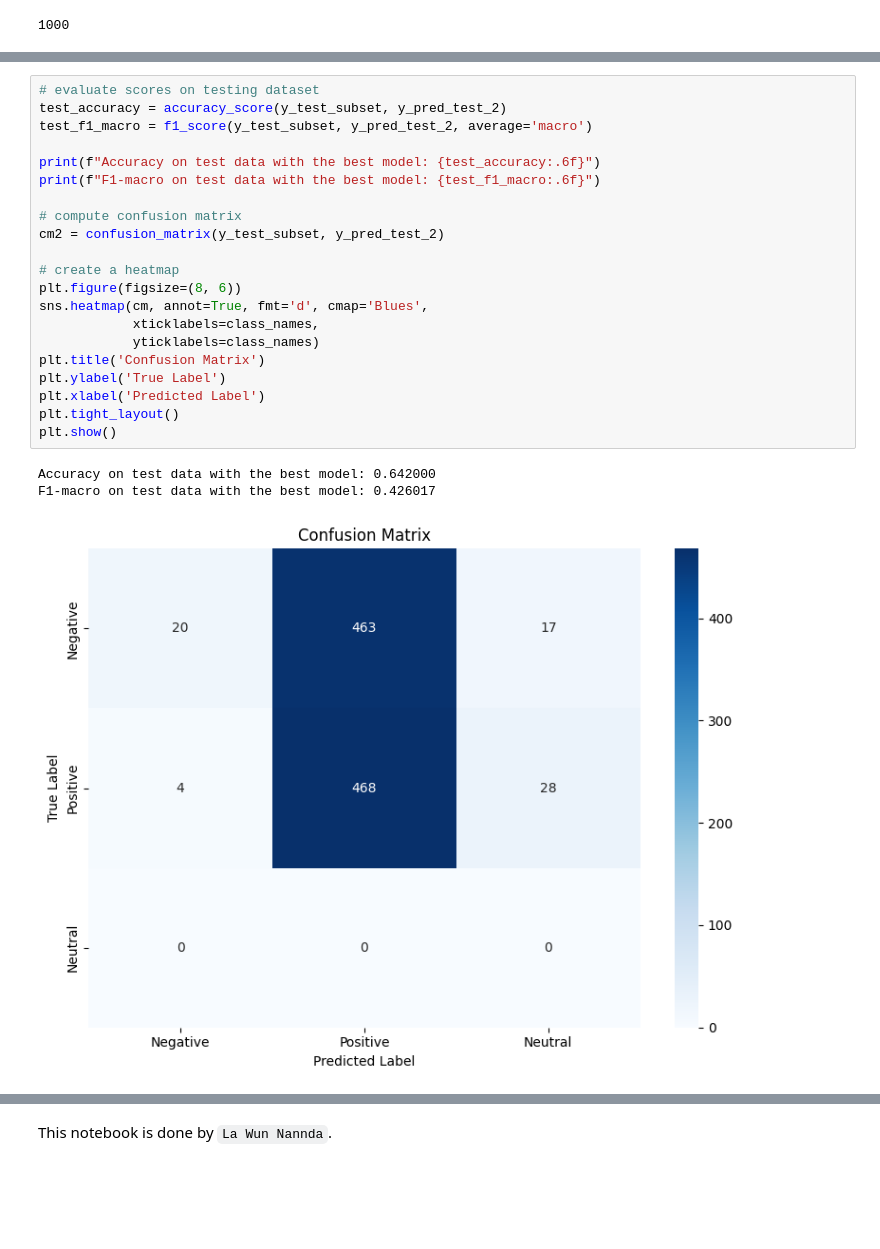
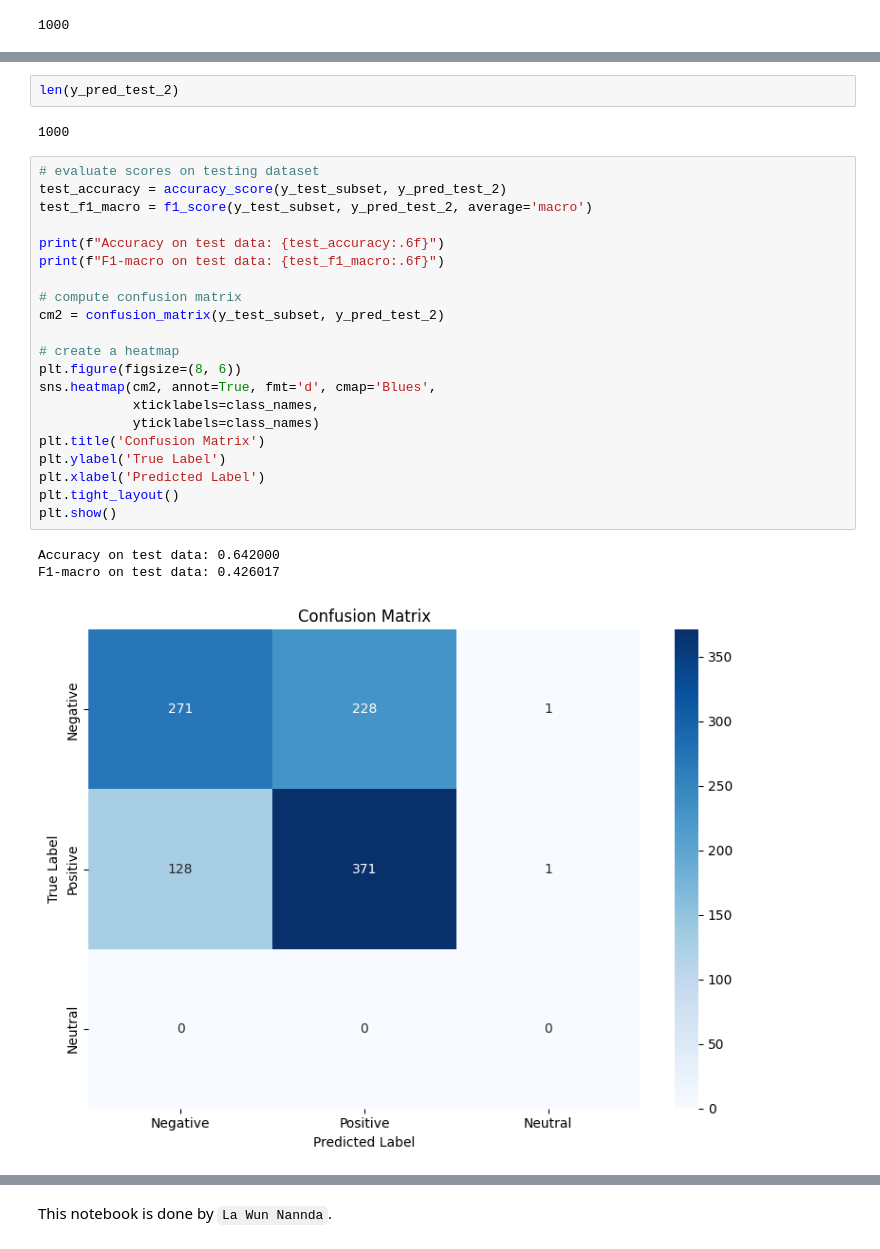
Before and after one commit to lawun330/nlp-sentiment-analysis-comparison, a Jupyter notebook: rnn_model_simplified_aggre.ipynb, the cells around one changed output, grey strips where cells are left out. Drawn from its saved outputs; the diff is of its cells as text; blank space fills up the shorter version.

```diff
--- a/rnn_model_simplified_aggre.ipynb
+++ b/rnn_model_simplified_aggre.ipynb
@@ -257,25 +262,29 @@ print(y_pred_test_2)
+# %%
+len(y_pred_test_2)
+# %% [output]
+1000
 # %%
 # evaluate scores on testing dataset
 test_accuracy = accuracy_score(y_test_subset, y_pred_test_2)
 test_f1_macro = f1_score(y_test_subset, y_pred_test_2, average='macro')
 
-print(f"Accuracy on test data with the best model: {test_accuracy:.6f}")
-print(f"F1-macro on test data with the best model: {test_f1_macro:.6f}")
+print(f"Accuracy on test data: {test_accuracy:.6f}")
+print(f"F1-macro on test data: {test_f1_macro:.6f}")
 
 # compute confusion matrix
 cm2 = confusion_matrix(y_test_subset, y_pred_test_2)
 
 # create a heatmap
 plt.figure(figsize=(8, 6))
-sns.heatmap(cm, annot=True, fmt='d', cmap='Blues',
+sns.heatmap(cm2, annot=True, fmt='d', cmap='Blues',
             xticklabels=class_names,
             yticklabels=class_names)
 plt.title('Confusion Matrix')
 plt.ylabel('True Label')
 plt.xlabel('Predicted Label')
 plt.tight_layout()
 plt.show()
 # %% [output]
-Accuracy on test data with the best model: 0.642000
-F1-macro on test data with the best model: 0.426017
+Accuracy on test data: 0.642000
+F1-macro on test data: 0.426017
-[figure, old version]
+[figure, new version]
```
Also changed, not shown: parts of 9 cells of this notebook, 1 other file.
